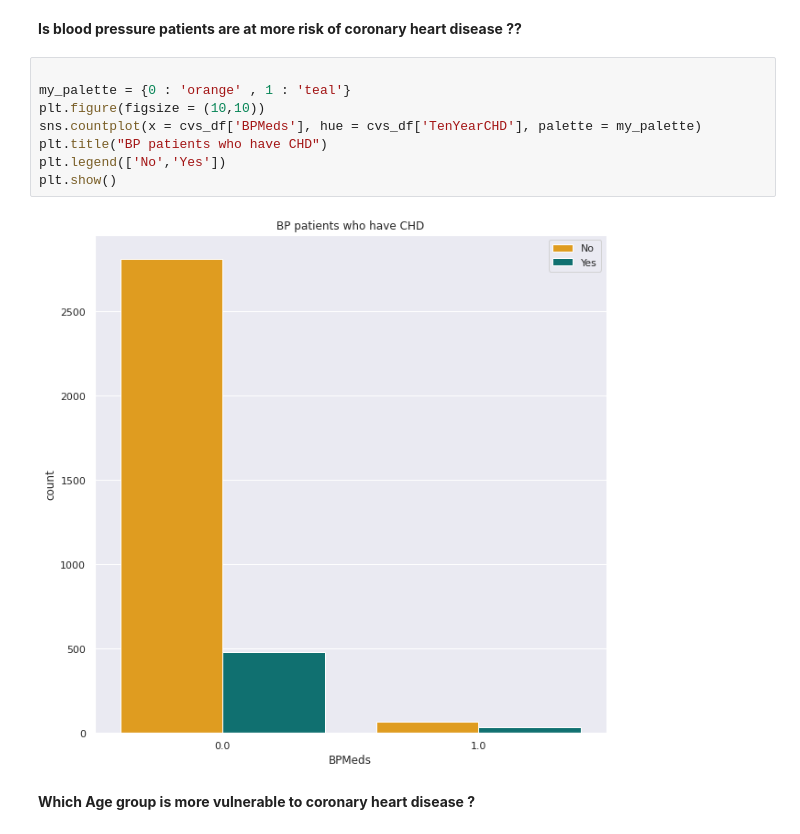
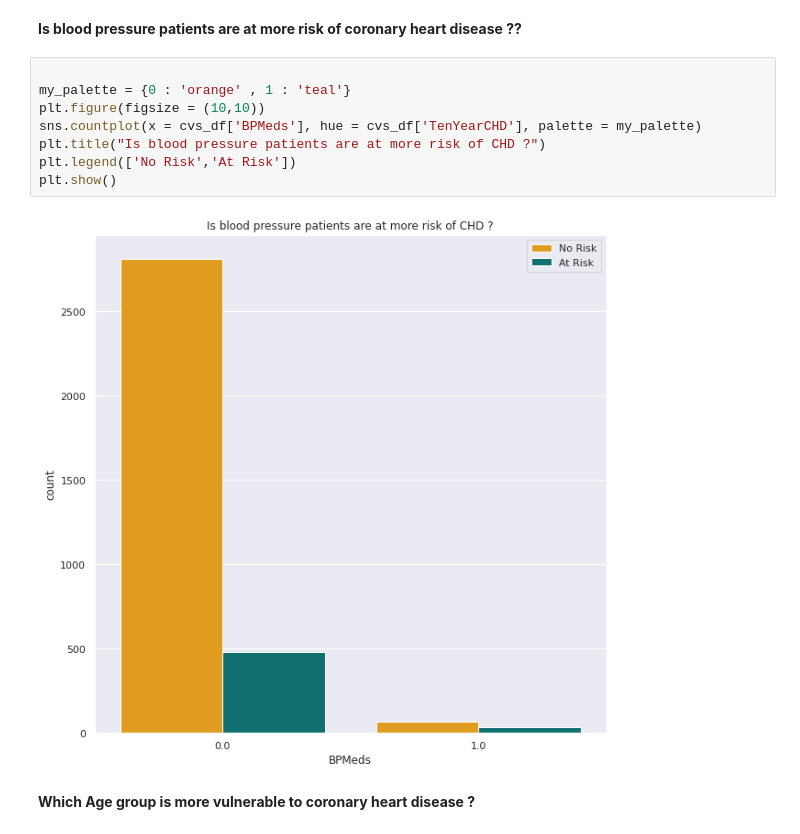
Before and after one commit to ameenattar92/Cardiovascular-Risk-Prediction, a Jupyter notebook: Hrithik_Cardiovascular_Risk_Prediction_Capstone_Project.ipynb, the cells around one changed output. Saved outputs shown, nothing was run; the diff lists cells and outputs as text.

```diff
--- a/Hrithik_Cardiovascular_Risk_Prediction_Capstone_Project.ipynb
+++ b/Hrithik_Cardiovascular_Risk_Prediction_Capstone_Project.ipynb
@@ -455,13 +455,13 @@ plt.show()
 # %%
 
 my_palette = {0 : 'orange' , 1 : 'teal'}
 plt.figure(figsize = (10,10))
 sns.countplot(x = cvs_df['BPMeds'], hue = cvs_df['TenYearCHD'], palette = my_palette)
-plt.title("BP patients who have CHD")
-plt.legend(['No','Yes'])
+plt.title("Is blood pressure patients are at more risk of CHD ?")
+plt.legend(['No Risk','At Risk'])
 plt.show()
 # %% [output]
-[figure, old version]
+[figure, new version]
 # %% [markdown]
 **Which Age group is more vulnerable to coronary heart disease ?**
 # %%
```
Also changed, not shown: parts of 6 cells of this notebook.
